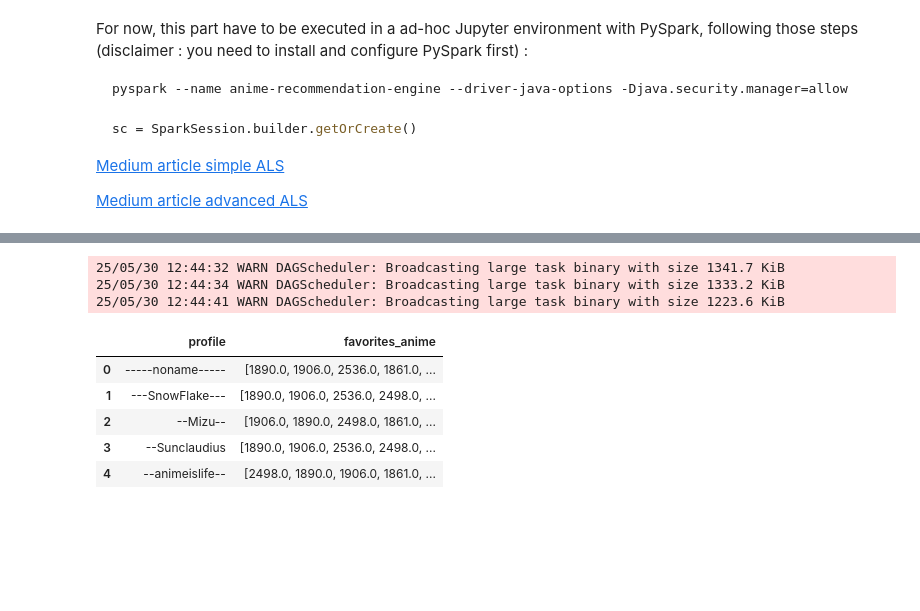
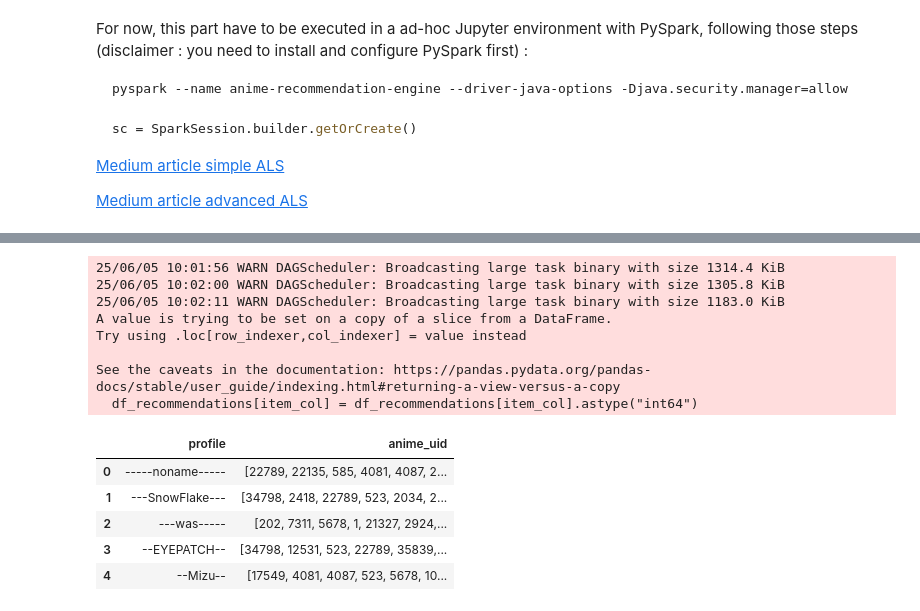
Before and after one commit to qxzjy/anime-recommendation-engine, a Jupyter notebook: notebook/RECO_03.ipynb, the cells around one changed output, grey strips where cells are left out. Drawn from its saved outputs; the diff is of its cells as text; code cells hidden in the pictures; blank space fills up the shorter version.

```diff
--- a/notebook/RECO_03.ipynb
+++ b/notebook/RECO_03.ipynb
@@ -181,10 +167,26 @@ def als_tuning_and_predict(train, test, user_col, item_col, rating_col) :
     print("RMSE="+str(rmse))
 
     return model.bestModel
+# %%
+def als_tuning_and_predict(train, test, user_col, item_col, rating_col) :
+
+    als = ALS(rank=10, maxIter=10,regParam=.1, userCol=user_col+"_index", itemCol=item_col, ratingCol=rating_col,
+            coldStartStrategy="drop", nonnegative=True)
+
+    evaluator = RegressionEvaluator(metricName="rmse", labelCol=rating_col, predictionCol="prediction")
+
+    model = als.fit(train)
+
+    predictions = model.transform(test)
+    rmse = evaluator.evaluate(predictions)
+
+    print("RMSE="+str(rmse))
+
+    return model
 # %%
 def create_predictions_pandas_dataframe(model, df_spark, user_col, item_col, rating_col) :
 
-    recs = model.recommendForAllUsers(5).toPandas()
+    recs = model.recommendForAllUsers(10).toPandas()
 
     nrecs = recs.recommendations.apply(pd.Series)\
                 .merge(recs, right_index = True, left_index = True)\
@@ -205,14 +207,9 @@ def create_predictions_pandas_dataframe(model, df_spark, user_col, item_col, rat
     nrecs = nrecs.sort_values(user_col)
     nrecs.reset_index(drop=True, inplace=True)
 
-    # new = nrecs[[user_col,item_col,rating_col]]
-    # new["recommendations"] = list(zip(new[item_col], new[rating_col]))
+    df_recommendations = nrecs[[user_col,item_col]]
+    df_recommendations[item_col] = df_recommendations[item_col].astype("int64")
 
-    # df_recommendations = new[[user_col,"recommendations"]]
-    df_recommendations = nrecs[[user_col,item_col]]
-    df_recommendations["item_col"] = df_recommendations["item_col"].astype("int64")
-
-    #df_recommendations = df_recommendations["recommendations"].groupby([df_recommendations[user_col]]).apply(list).reset_index()
     df_recommendations = df_recommendations[item_col].groupby([df_recommendations[user_col]]).apply(list).reset_index()
 
     return df_recommendations
@@ -221,5 +218,5 @@ def create_predictions_pandas_dataframe(model, df_spark, user_col, item_col, rat
 # %%
-df_sp_is_favorite, train, test = pyspark_df_with_train_test_split(df_als_is_favorite, 0.2, "profile", "favorites_anime", "is_favorite")
+df_sp_reviews_score, train, test = pyspark_df_with_train_test_split(df_als_reviews_score, 0.2, "profile", "anime_uid", "review_score")
 # %%
-model = als_tuning_and_predict(train, test, "profile", "favorites_anime", "is_favorite")
+model = als_tuning_and_predict(train, test, "profile", "anime_uid", "review_score")
 # %% [output]
@@ -251,14 +242,19 @@ RMSE=0.048186799301785245
 # %%
-df_is_favorite_based_reco = create_predictions_pandas_dataframe(model, df_sp_is_favorite, "profile", "favorites_anime", "is_favorite")
+df_reviews_score_based_reco = create_predictions_pandas_dataframe(model, df_sp_reviews_score, "profile", "anime_uid", "review_score")
 
-display(df_is_favorite_based_reco.head())
+display(df_reviews_score_based_reco.head())
 # %% [output]
-25/05/30 12:44:32 WARN DAGScheduler: Broadcasting large task binary with size 1341.7 KiB
-25/05/30 12:44:34 WARN DAGScheduler: Broadcasting large task binary with size 1333.2 KiB
-25/05/30 12:44:41 WARN DAGScheduler: Broadcasting large task binary with size 1223.6 KiB
+25/06/05 10:01:56 WARN DAGScheduler: Broadcasting large task binary with size 1314.4 KiB
+25/06/05 10:02:00 WARN DAGScheduler: Broadcasting large task binary with size 1305.8 KiB
+25/06/05 10:02:11 WARN DAGScheduler: Broadcasting large task binary with size 1183.0 KiB
+A value is trying to be set on a copy of a slice from a DataFrame.
+Try using .loc[row_indexer,col_indexer] = value instead
+
+See the caveats in the documentation: https://pandas.pydata.org/pandas-docs/stable/user_guide/indexing.html#returning-a-view-versus-a-copy
+  df_recommendations[item_col] = df_recommendations[item_col].astype("int64")
-|  | profile | favorites_anime |
-| 0 | -----noname----- | [1890.0, 1906.0, 2536.0, 1861.0, ... |
-| 1 | ---SnowFlake--- | [1890.0, 1906.0, 2536.0, 2498.0, ... |
-| 2 | --Mizu-- | [1906.0, 1890.0, 2498.0, 1861.0, ... |
-| 3 | --Sunclaudius | [1890.0, 1906.0, 2536.0, 2498.0, ... |
-| 4 | --animeislife-- | [2498.0, 1890.0, 1906.0, 1861.0, ... |
+|  | profile | anime_uid |
+| 0 | -----noname----- | [22789, 22135, 585, 4081, 4087, 2... |
+| 1 | ---SnowFlake--- | [34798, 2418, 22789, 523, 2034, 2... |
+| 2 | ---was----- | [202, 7311, 5678, 1, 21327, 2924,... |
+| 3 | --EYEPATCH-- | [34798, 12531, 523, 22789, 35839,... |
+| 4 | --Mizu-- | [17549, 4081, 4087, 523, 5678, 10... |
```
Also changed, not shown: parts of 40 cells of this notebook, 1 other file.
